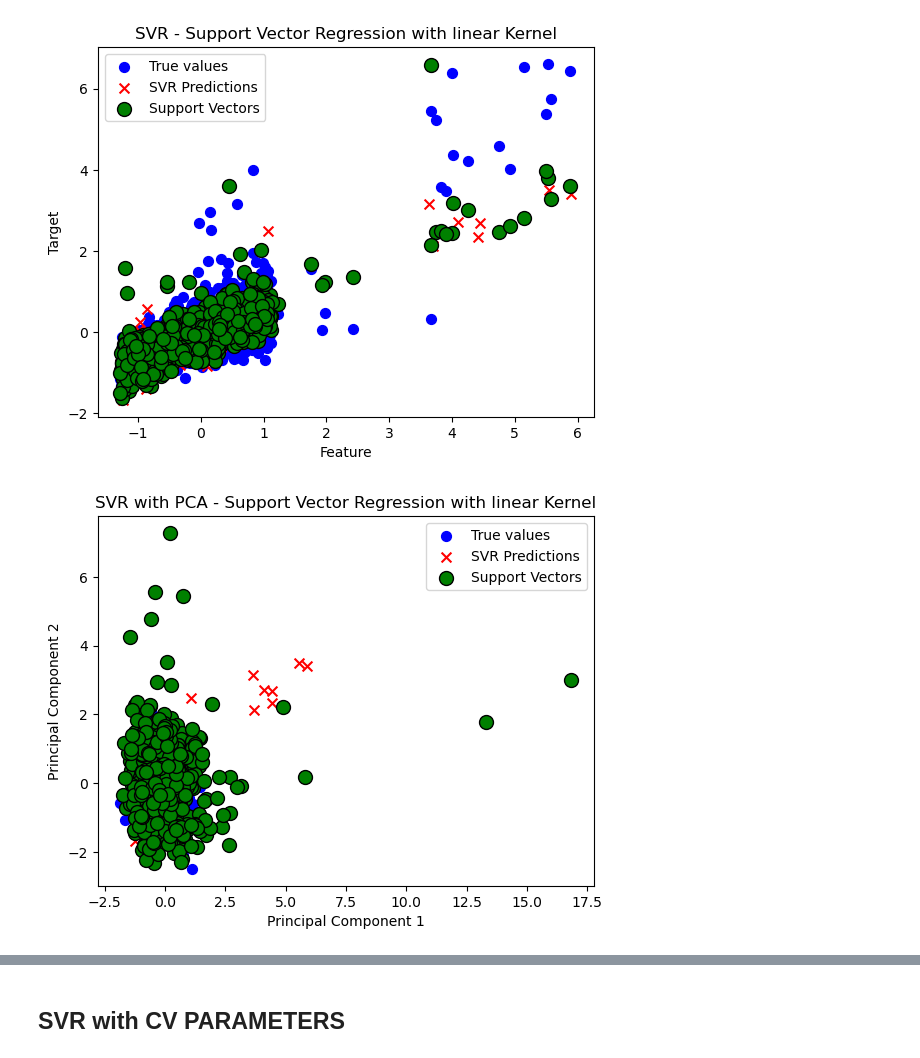
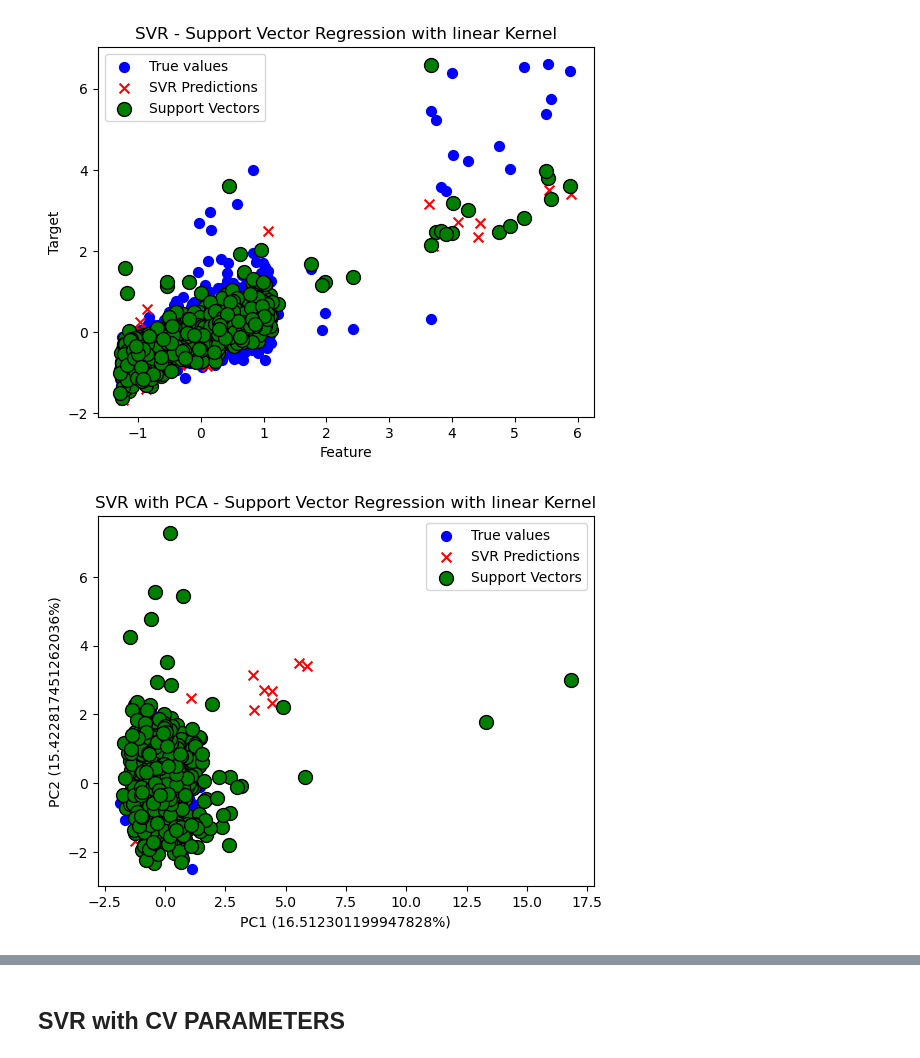
Before and after one commit to fravasta/Prediction-of-Taxi-fares, a Jupyter notebook: SVM_taxi.ipynb, the cells around one changed output, grey strips where cells are left out. Drawn from its saved outputs; the diff is of its cells as text; code cells hidden in the pictures.

```diff
--- a/SVM_taxi.ipynb
+++ b/SVM_taxi.ipynb
@@ -179,28 +179,28 @@ plt.show()
 # %%
 from sklearn.decomposition import PCA
 
 # Use PCA to reduce the predictors' space to 2D
 pca = PCA(n_components=2)
 X_train_2d = pca.fit_transform(X_train)
 
 # Predictions using PCA
 y_pred = svm_model.predict(X_test)
 
 # Find the Support Vectors in the new 2D space
 sv = svm_model.support_vectors_
 sv_2d = pca.transform(sv)
 
 # Plot the data
 plt.scatter(X_train_2d[:, 0], X_train_2d[:, 1], c='blue', label="True values", s=50, marker='o')
 plt.scatter(X_test.iloc[:, 0], y_pred, c='red', label="SVR Predictions", s=50, marker='x')
 
 # Visualize the Support Vectors in the new 2D space
 plt.scatter(sv_2d[:, 0], sv_2d[:, 1], color='green', s=100, edgecolors='k', label="Support Vectors", marker='o')
 
-plt.xlabel("Principal Component 1")
-plt.ylabel("Principal Component 2")
+plt.xlabel('PC1 ({}%)'.format(pca.explained_variance_ratio_[0]*100))
+plt.ylabel('PC2 ({}%)'.format(pca.explained_variance_ratio_[1]*100))
 plt.title("SVR with PCA - Support Vector Regression with linear Kernel")
 plt.legend()
 plt.show()
 # %% [output]
-[figure, old version]
+[figure, new version]
```
Also changed, not shown: parts of 4 cells of this notebook, 1 other file.
